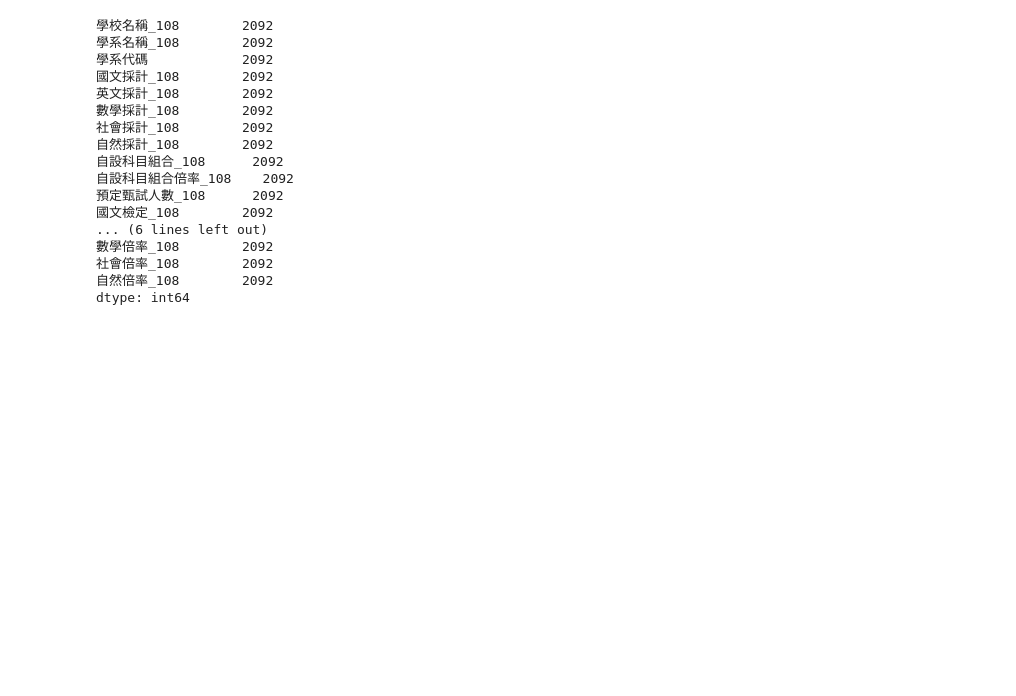
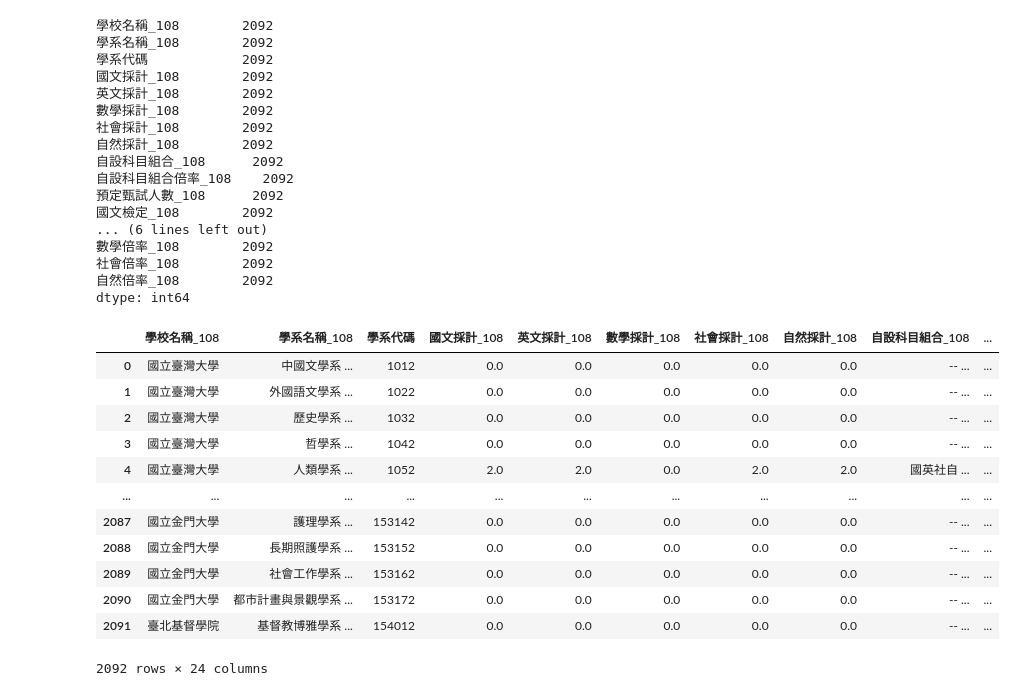
Before and after one commit to marsneko/schoolNetworkGithub, a Jupyter notebook: analyzeCodes/ClusteredDataAnalyze.ipynb, the cells around one changed output. Saved outputs shown, nothing was run; the diff lists cells and outputs as text; code cells hidden in the pictures; blank space fills up the shorter version.

```diff
--- a/analyzeCodes/ClusteredDataAnalyze.ipynb
+++ b/analyzeCodes/ClusteredDataAnalyze.ipynb
@@ -702,3 +707,23 @@ df_108Application.count()
 社會倍率_108        2092
 自然倍率_108        2092
 dtype: int64
+# %%
+df_108Application['學系名稱_trim'] = df_108Application['學系名稱_108'].apply(lambda  x:x.replace(' ',''))
+df_108Application['學校名稱_encoded'] = df_108Application['學校名稱_108'].apply(lambda x: x.replace(' ',''))
+df_108Application['mergeKey'] = df_108Application['學校名稱_encoded'] + df_108Application['學系名稱_trim']
+# %%
+df_108Application
+# %% [output]
+|  | 學校名稱_108 | 學系名稱_108 | 學系代碼 | 國文採計_108 | 英文採計_108 | 數學採計_108 | 社會採計_108 | 自然採計_108 | 自設科目組合_108 | ... |
+| 0 | 國立臺灣大學 | 中國文學系 ... | 1012 | 0.0 | 0.0 | 0.0 | 0.0 | 0.0 | -- ... | ... |
+| 1 | 國立臺灣大學 | 外國語文學系 ... | 1022 | 0.0 | 0.0 | 0.0 | 0.0 | 0.0 | -- ... | ... |
+| 2 | 國立臺灣大學 | 歷史學系 ... | 1032 | 0.0 | 0.0 | 0.0 | 0.0 | 0.0 | -- ... | ... |
+| 3 | 國立臺灣大學 | 哲學系 ... | 1042 | 0.0 | 0.0 | 0.0 | 0.0 | 0.0 | -- ... | ... |
+| 4 | 國立臺灣大學 | 人類學系 ... | 1052 | 2.0 | 2.0 | 0.0 | 2.0 | 2.0 | 國英社自 ... | ... |
+| ... | ... | ... | ... | ... | ... | ... | ... | ... | ... | ... |
+| 2087 | 國立金門大學 | 護理學系 ... | 153142 | 0.0 | 0.0 | 0.0 | 0.0 | 0.0 | -- ... | ... |
+| 2088 | 國立金門大學 | 長期照護學系 ... | 153152 | 0.0 | 0.0 | 0.0 | 0.0 | 0.0 | -- ... | ... |
+| 2089 | 國立金門大學 | 社會工作學系 ... | 153162 | 0.0 | 0.0 | 0.0 | 0.0 | 0.0 | -- ... | ... |
+| 2090 | 國立金門大學 | 都市計畫與景觀學系 ... | 153172 | 0.0 | 0.0 | 0.0 | 0.0 | 0.0 | -- ... | ... |
+| 2091 | 臺北基督學院 | 基督教博雅學系 ... | 154012 | 0.0 | 0.0 | 0.0 | 0.0 | 0.0 | -- ... | ... |
+2092 rows × 24 columns
```
Also changed, not shown: parts of 15 cells of this notebook.
